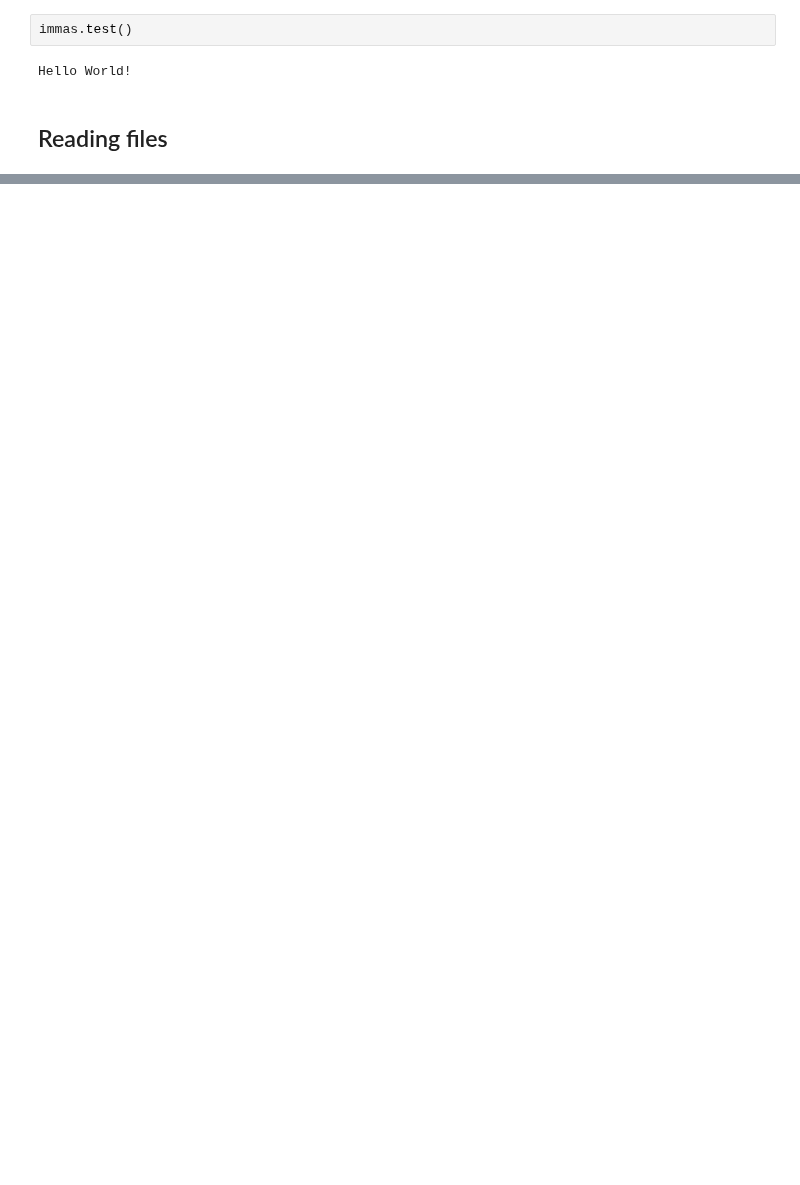
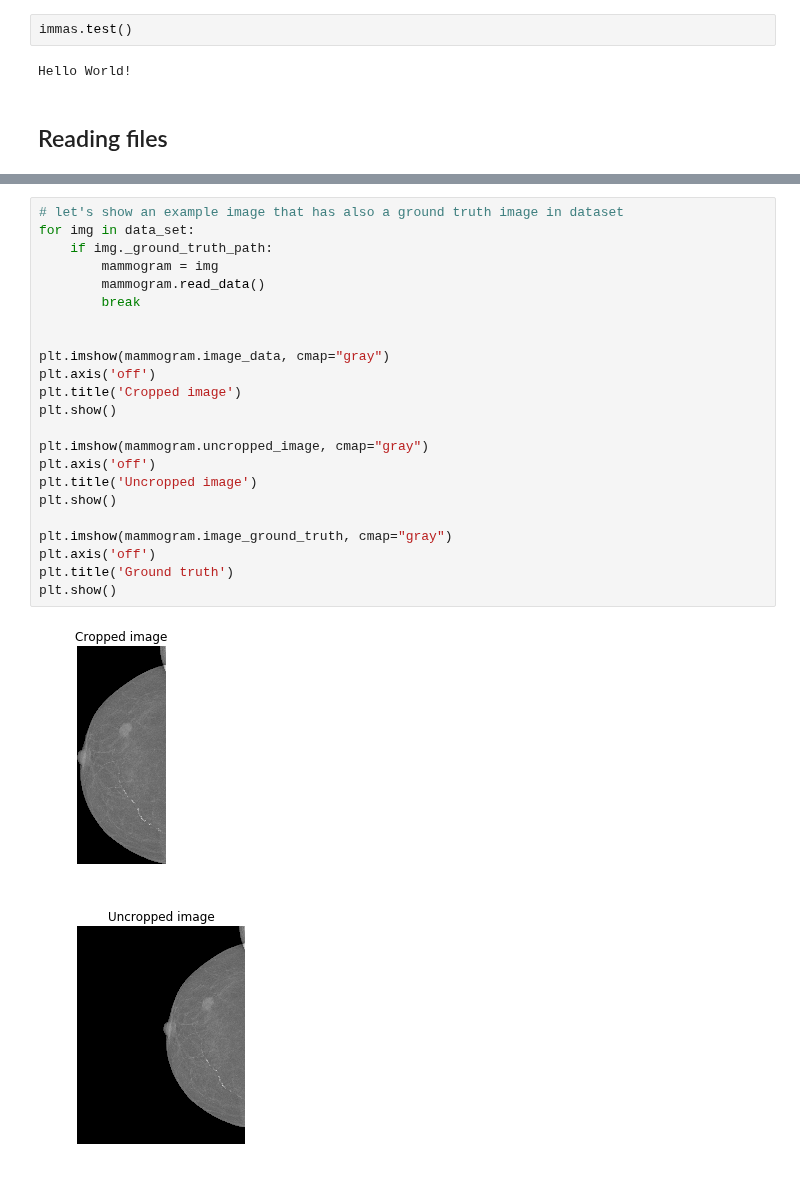
Before and after one commit to OlehKSS/IMMAS, a Jupyter notebook: examples/Basic functionality.ipynb, the cells around one changed output, grey strips where cells are left out. Cells and saved outputs as stored; diff of their text form; blank space fills up the shorter version.

```diff
--- a/examples/Basic functionality.ipynb
+++ b/examples/Basic functionality.ipynb
@@ -16,0 +63,26 @@ AttributeError: module 'immas' has no attribute '_utils'
+# %%
+# let's show an example image that has also a ground truth image in dataset
+for img in data_set:
+    if img._ground_truth_path:
+        mammogram = img
+        mammogram.read_data()
+        break
+
+
+plt.imshow(mammogram.image_data, cmap="gray")
+plt.axis('off')
+plt.title('Cropped image')
+plt.show()
+
+plt.imshow(mammogram.uncropped_image, cmap="gray")
+plt.axis('off')
+plt.title('Uncropped image')
+plt.show()
+
+plt.imshow(mammogram.image_ground_truth, cmap="gray")
+plt.axis('off')
+plt.title('Ground truth')
+plt.show()
+# %% [output]
+[figure, added]
+[figure, added]
```
Also changed, not shown: parts of 8 cells of this notebook, 1 other file.
